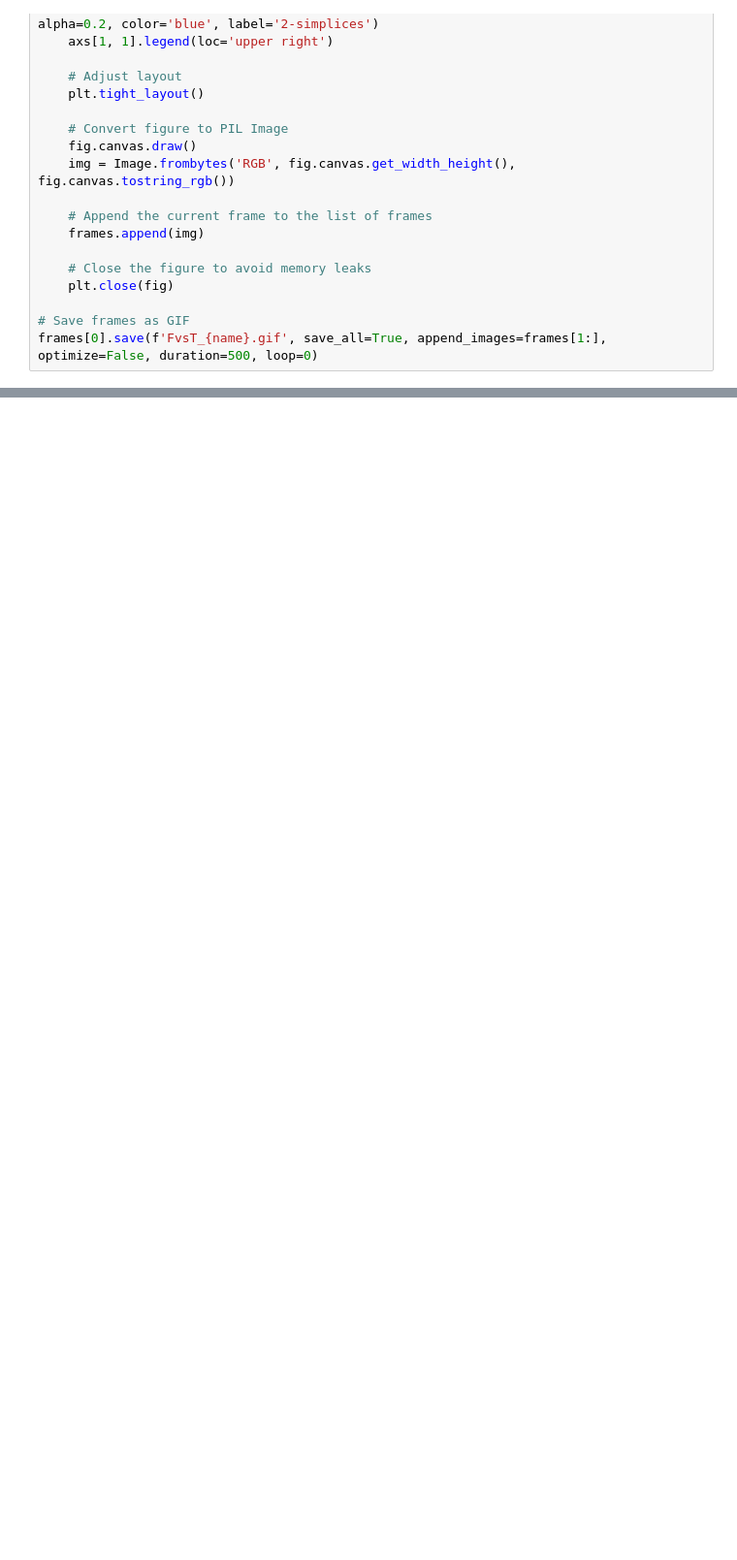
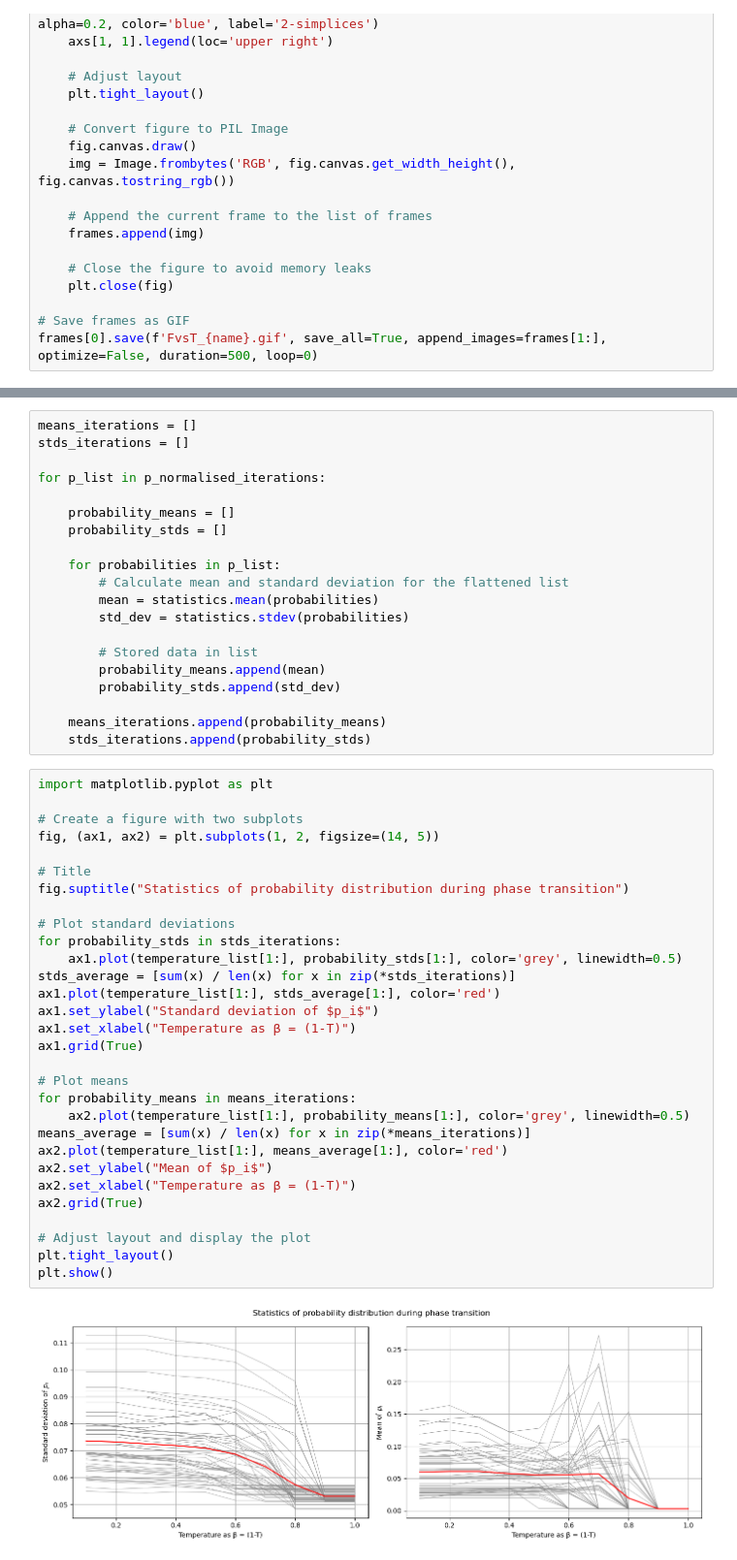
Before and after one commit to cyrilrommens/Free_energy_of_simplicial_complexes, a Jupyter notebook: Week_22.ipynb, the cells around one changed output, grey strips where cells are left out. Shown: that part at 97% size. Saved outputs shown, nothing was run; the diff lists cells and outputs as text; blank space fills up the shorter version.

Commit message:
statistics of phase transition

```diff
--- a/Week_22.ipynb
+++ b/Week_22.ipynb
@@ -603,0 +654,52 @@ frames[0].save(f'FvsT_{name}.gif', save_all=True, append_images=frames[1:], opti
+# %%
+means_iterations = []
+stds_iterations = []
+
+for p_list in p_normalised_iterations:
+
+    probability_means = []
+    probability_stds = []
+
+    for probabilities in p_list:
+        # Calculate mean and standard deviation for the flattened list
+        mean = statistics.mean(probabilities)
+        std_dev = statistics.stdev(probabilities)
+
+        # Stored data in list
+        probability_means.append(mean)
+        probability_stds.append(std_dev)
+
+    means_iterations.append(probability_means)
+    stds_iterations.append(probability_stds)
+# %%
+import matplotlib.pyplot as plt
+
+# Create a figure with two subplots
+fig, (ax1, ax2) = plt.subplots(1, 2, figsize=(14, 5))
+
+# Title
+fig.suptitle("Statistics of probability distribution during phase transition")
+
+# Plot standard deviations
+for probability_stds in stds_iterations:
+    ax1.plot(temperature_list[1:], probability_stds[1:], color='grey', linewidth=0.5)
+stds_average = [sum(x) / len(x) for x in zip(*stds_iterations)]
+ax1.plot(temperature_list[1:], stds_average[1:], color='red')
+ax1.set_ylabel("Standard deviation of $p_i$")
+ax1.set_xlabel("Temperature as β = (1-T)")
+ax1.grid(True)
+
+# Plot means
+for probability_means in means_iterations:
+    ax2.plot(temperature_list[1:], probability_means[1:], color='grey', linewidth=0.5)
+means_average = [sum(x) / len(x) for x in zip(*means_iterations)]
+ax2.plot(temperature_list[1:], means_average[1:], color='red')
+ax2.set_ylabel("Mean of $p_i$")
+ax2.set_xlabel("Temperature as β = (1-T)")
+ax2.grid(True)
+
+# Adjust layout and display the plot
+plt.tight_layout()
+plt.show()
+# %% [output]
+[figure, added]
```
Also changed, not shown: parts of 14 cells of this notebook.
